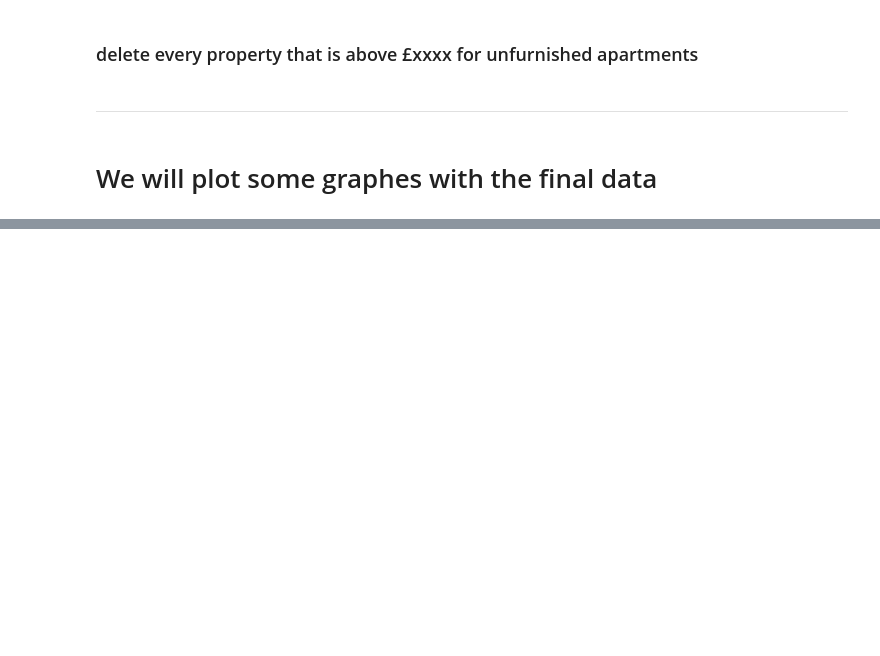
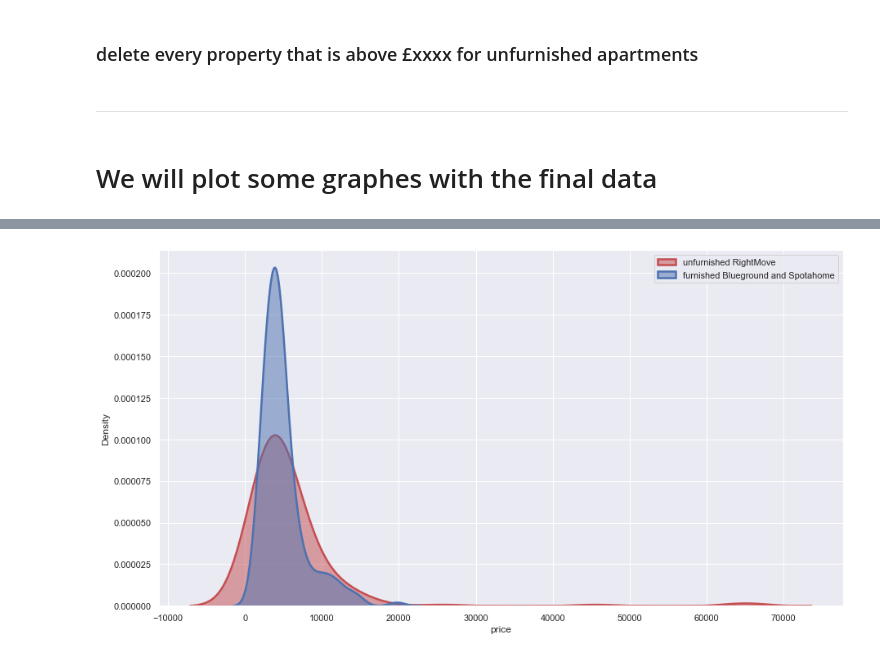
Before and after one commit to capstone-jmrs/capstone-proptech-repo, a Jupyter notebook: final_table.ipynb, the cells around one changed output, grey strips where cells are left out. Drawn from its saved outputs; the diff is of its cells as text; code cells hidden in the pictures; blank space fills up the shorter version.

```diff
--- a/final_table.ipynb
+++ b/final_table.ipynb
@@ -287,0 +273,29 @@ sns.heatmap(plot_platforms_complete.corr(), annot=True, cmap='coolwarm', linewid
+# %%
+sql_text = f"""
+SELECT *
+FROM capstone_jmrs.platforms_complete AS pc
+WHERE pc.furniture = 'unfurnished'
+AND pc.platform = 'Rightmove'
+AND pc.neighbourhood = 'City of Westminster' ;
+"""
+rightmove_unfurniture = get_dataframe(sql_text)
+# %%
+sql_text = f"""
+SELECT *
+FROM capstone_jmrs.platforms_complete AS pc
+WHERE pc.furniture = 'furnished'
+AND (pc.platform = 'Blueground' or pc.platform = 'Spotahome')
+AND pc.neighbourhood = 'City of Westminster' ;
+"""
+bs_furniture = get_dataframe(sql_text)
+# %%
+# set a grey background (use sns.set_theme() if seaborn version 0.11.0 or above)
+sns.set(style="darkgrid")
+
+# plotting both distibutions on the same figure
+fig = sns.kdeplot(rightmove_unfurniture.price, shade=True, color="r", label='price', alpha=0.5, linewidth=2.5, linestyle='solid')
+fig = sns.kdeplot(bs_furniture.price, shade=True, color="b", label='price_bedroom', alpha=0.5, linewidth=2.5, linestyle='solid')
+fig.legend(labels=['unfurnished RightMove','furnished Blueground and Spotahome'])
+plt.show()
+# %% [output]
+[figure, added]
```
Also changed, not shown: parts of 17 cells of this notebook, 5 other files.
